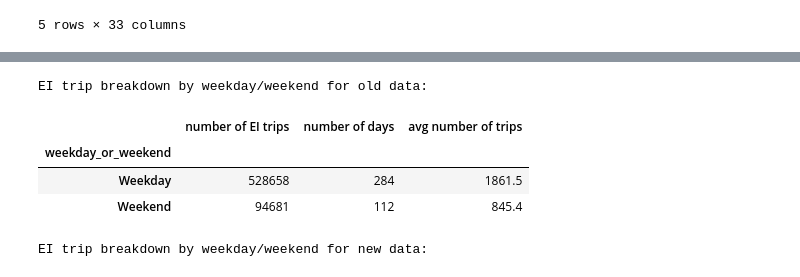
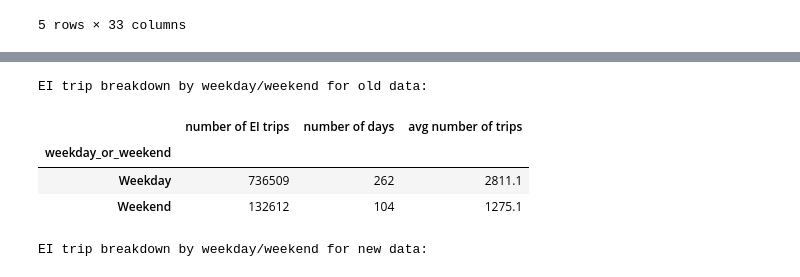
Before and after one commit to us-ignite/GT_MasterPlanning, a Jupyter notebook: Updated_Trips EDA.ipynb, the cells around one changed output, grey strips where cells are left out. Drawn from its saved outputs; the diff is of its cells as text; code cells hidden in the pictures.

```diff
--- a/Updated_Trips EDA.ipynb
+++ b/Updated_Trips EDA.ipynb
@@ -276,8 +274,8 @@ New data daily weekly average:
 header = list(pd.read_csv('TripBulkReportTripsHeaders.csv',keep_default_na=True))
 header.append('Unnamed 31')
 header.append('Unnamed 32')
-trip_df = pd.read_csv('trips (4).csv', keep_default_na=True, names=header)
-small_trips_df = pd.read_csv('trips.csv1', keep_default_na=True, names=header)
+trip_df = pd.read_csv('trips_large_old.csv', keep_default_na=True, names=header)
+small_trips_df = pd.read_csv('trips_small_old.csv', keep_default_na=True, names=header)
 
 frames = [trip_df,small_trips_df]
 old_data_gdf = pd.concat(frames)
@@ -593,32 +636,32 @@ Tuesday      52
 Wednesday    52
 Name: MST_start_date, dtype: int64
 # %%
-large_trip_gdf['weekday_or_weekend'] = large_trip_gdf['day_of_week'].apply(lambda x:'Weekend' if (x=='Saturday' or x=='Sunday')else 'Weekday')
+old_data_gdf['weekday_or_weekend'] = old_data_gdf['day_of_week'].apply(lambda x:'Weekend' if (x=='Saturday' or x=='Sunday')else 'Weekday')
 
-EI_gdf = large_trip_gdf.loc[large_trip_gdf['GeospatialType']=='EI']
+EI_gdf = old_data_gdf.loc[old_data_gdf['GeospatialType']=='EI']
 
 total_number_of_EI_trips = len(EI_gdf)
-number_of_days = len(large_trip_gdf['MST_start_date'].unique())
+number_of_days = len(old_data_gdf['MST_start_date'].unique())
 
 # old_data_gdf['weekday_or_weekend'] = old_data_gdf['day_of_week'].apply(lambda x:'Weekend' if (x=='Saturday' or x=='Sunday')else 'Weekday')
 
 EI_trip_weekday_weekend = EI_gdf.groupby(by=['weekday_or_weekend']).count()['TripId']
 
 number_of_weekday_weekend = EI_gdf.groupby(by=['weekday_or_weekend'])['MST_start_date'].nunique()
 
 weekend_weekday_avg = pd.concat([EI_trip_weekday_weekend,number_of_weekday_weekend],axis=1)\
 .rename(columns={'TripId':'number of EI trips','MST_start_date':'number of days'})
 weekend_weekday_avg['avg number of trips'] = round(weekend_weekday_avg['number of EI trips']/weekend_weekday_avg['number of days'],1)
 weekend_weekday_avg['number of EI trips'].apply(lambda x : "{:,}".format(x))
 print('EI trip breakdown by weekday/weekend for old data:\n ')
 
 weekend_weekday_avg
 # %% [output]
 EI trip breakdown by weekday/weekend for old data:
 |  | number of EI trips | number of days | avg number of trips |
 | weekday_or_weekend |  |  |  |
-| Weekday | 528658 | 284 | 1861.5 |
-| Weekend | 94681 | 112 | 845.4 |
+| Weekday | 736509 | 262 | 2811.1 |
+| Weekend | 132612 | 104 | 1275.1 |
 # %%
 gdf['weekday_or_weekend'] = gdf['day_of_week'].apply(lambda x:'Weekend' if (x=='Saturday' or x=='Sunday')else 'Weekday')
 
```
Also changed, not shown: parts of 57 cells of this notebook.
